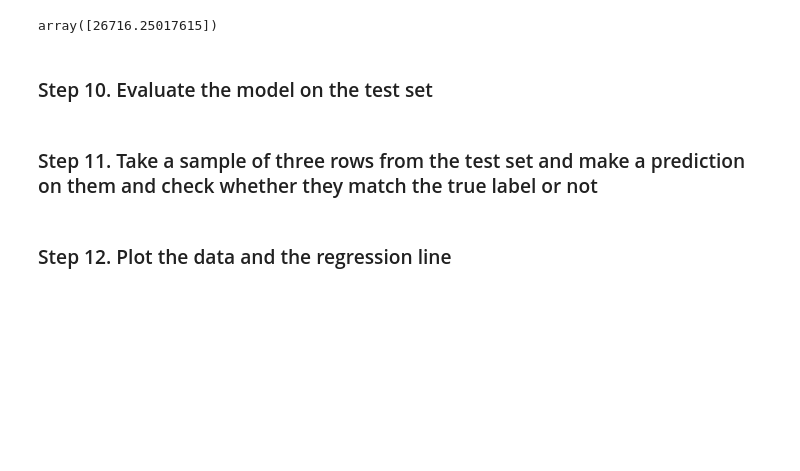
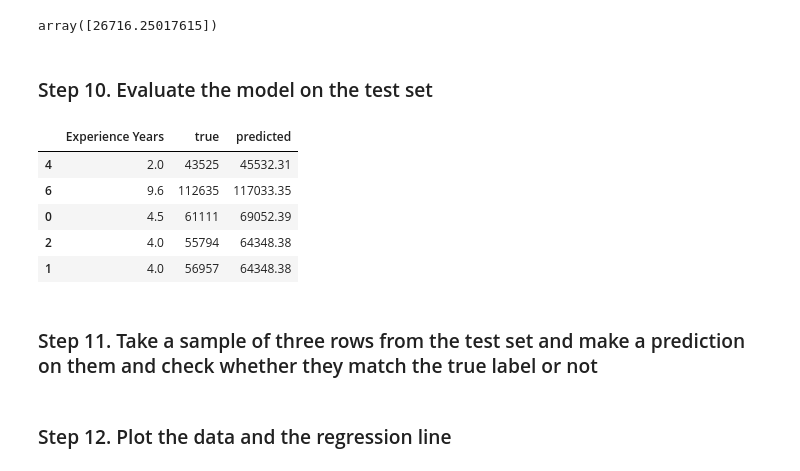
Before and after one commit to HassanAlgoz/AAI, a Jupyter notebook: student/C3/M1/ex2_reg.ipynb, the cells around one changed output. Cells and saved outputs as stored; diff of their text form; code cells hidden in the pictures; blank space fills up the shorter version.

```diff
--- a/student/C3/M1/ex2_reg.ipynb
+++ b/student/C3/M1/ex2_reg.ipynb
@@ -149,6 +149,22 @@ model.predict([[0]])
 array([26716.25017615])
 # %% [markdown]
 ### Step 10. Evaluate the model on the test set
+# %%
+y_pred = model.predict(X_test)
+
+comparison = pd.DataFrame({
+    "Experience Years": X_test.flatten(),
+    "true": y_test,
+    "predicted": y_pred.round(2)
+}).reset_index(drop=True)
+comparison.sample(5)
+# %% [output]
+|  | Experience Years | true | predicted |
+| 4 | 2.0 | 43525 | 45532.31 |
+| 6 | 9.6 | 112635 | 117033.35 |
+| 0 | 4.5 | 61111 | 69052.39 |
+| 2 | 4.0 | 55794 | 64348.38 |
+| 1 | 4.0 | 56957 | 64348.38 |
 # %% [markdown]
 ### Step 11. Take a sample of three rows from the test set and make a prediction on them and check whether they match the true label or not
 # %% [markdown]
```
